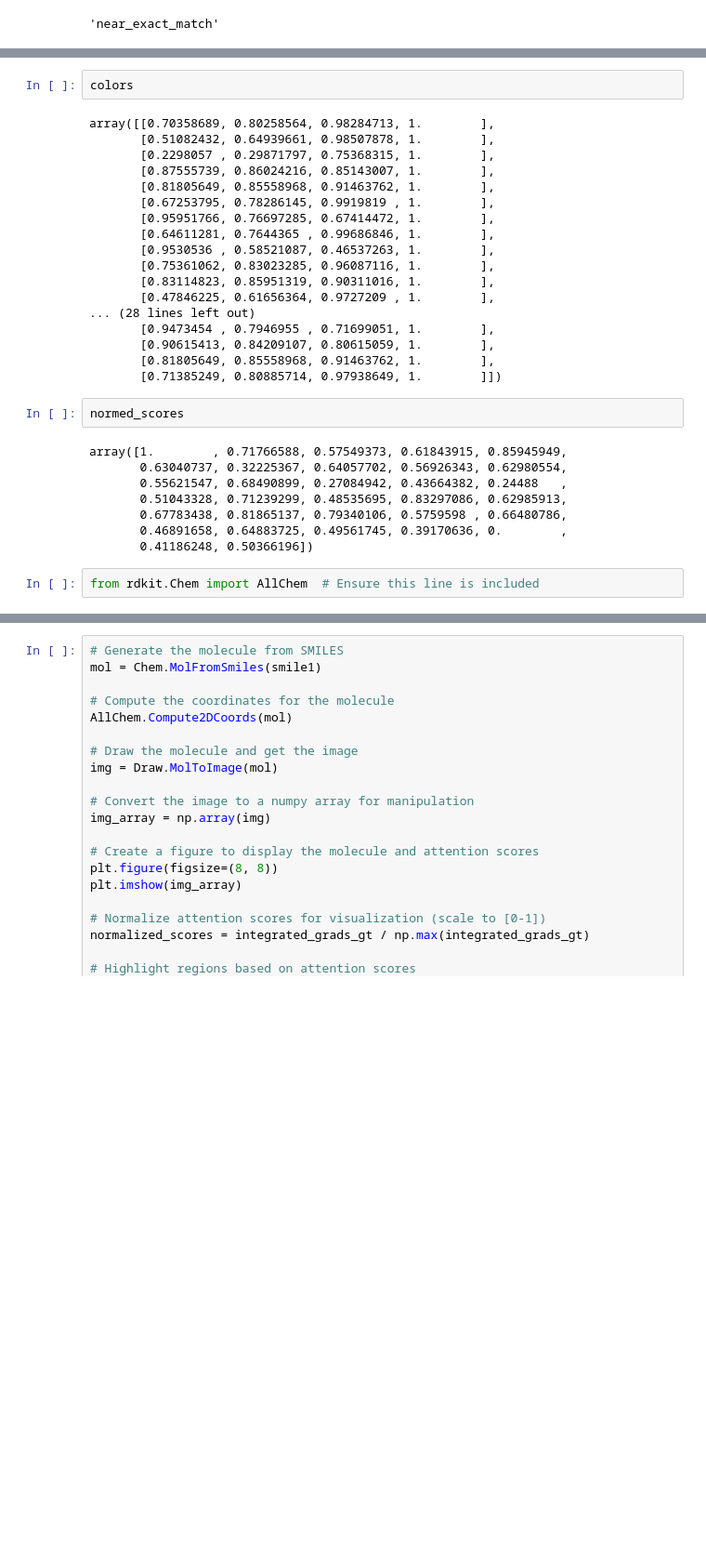
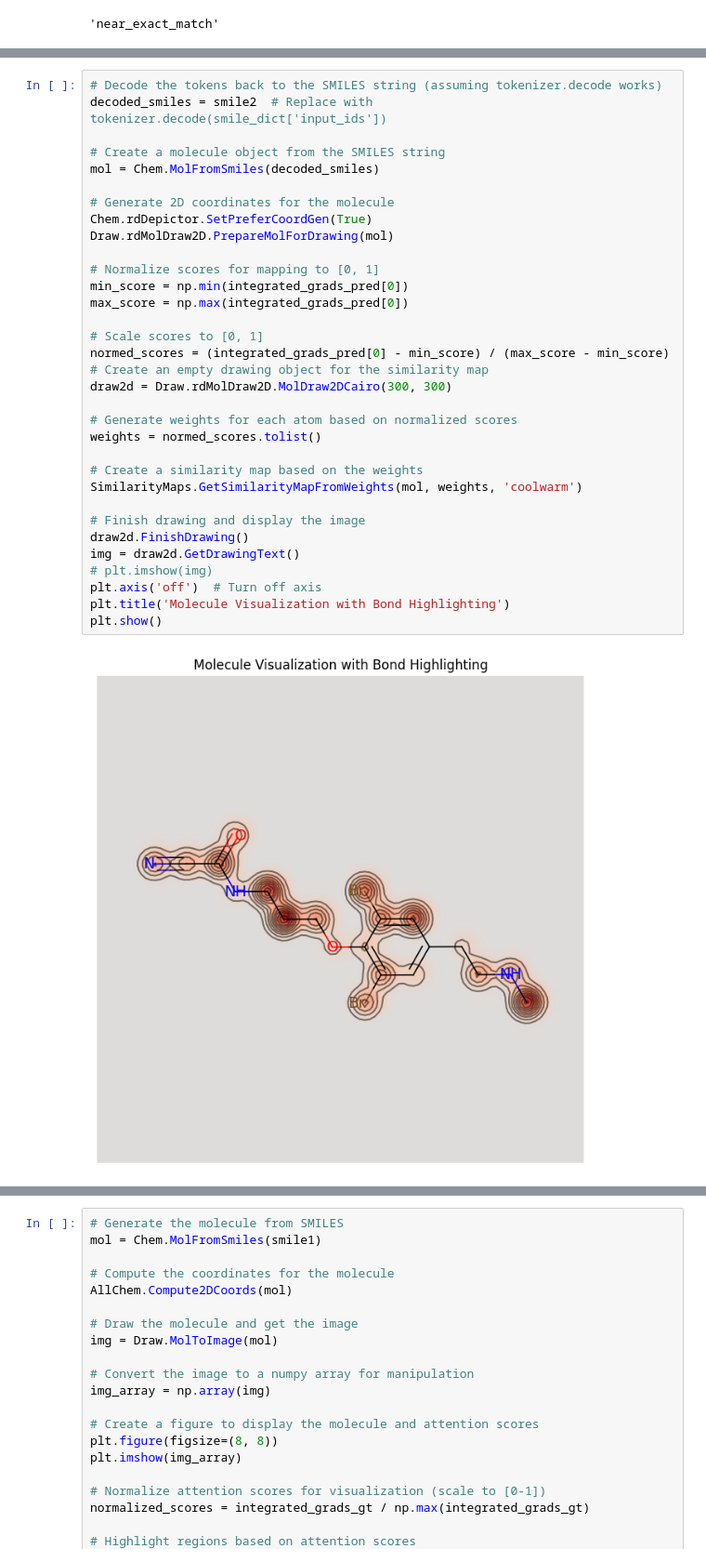
Before and after one commit to davidkubanek/biohack, a Jupyter notebook: scripts/7_interpretability_siamese_molformer_removed_duplicate.ipynb, the cells around one changed output, grey strips where cells are left out. Shown at 93% size. Drawn from its saved outputs; the diff is of its cells as text; blank space fills up the shorter version.

```diff
--- a/scripts/7_interpretability_siamese_molformer_removed_duplicate.ipynb
+++ b/scripts/7_interpretability_siamese_molformer_removed_duplicate.ipynb
@@ -640,32 +542,35 @@ array([[0.91607053, 0.83397731, 0.78869287, 1.        ],
-# %%
-colors
-# %% [output]
-array([[0.70358689, 0.80258564, 0.98284713, 1.        ],
-       [0.51082432, 0.64939661, 0.98507878, 1.        ],
-       [0.2298057 , 0.29871797, 0.75368315, 1.        ],
-       [0.87555739, 0.86024216, 0.85143007, 1.        ],
-       [0.81805649, 0.85558968, 0.91463762, 1.        ],
-       [0.67253795, 0.78286145, 0.9919819 , 1.        ],
-       [0.95951766, 0.76697285, 0.67414472, 1.        ],
-       [0.64611281, 0.7644365 , 0.99686846, 1.        ],
-       [0.9530536 , 0.58521087, 0.46537263, 1.        ],
-       [0.75361062, 0.83023285, 0.96087116, 1.        ],
-       [0.83114823, 0.85951319, 0.90311016, 1.        ],
-       [0.47846225, 0.61656364, 0.9727209 , 1.        ],
-... (28 lines left out)
-       [0.9473454 , 0.7946955 , 0.71699051, 1.        ],
-       [0.90615413, 0.84209107, 0.80615059, 1.        ],
-       [0.81805649, 0.85558968, 0.91463762, 1.        ],
-       [0.71385249, 0.80885714, 0.97938649, 1.        ]])
-# %%
-normed_scores
-# %% [output]
-array([1.        , 0.71766588, 0.57549373, 0.61843915, 0.85945949,
-       0.63040737, 0.32225367, 0.64057702, 0.56926343, 0.62980554,
-       0.55621547, 0.68490899, 0.27084942, 0.43664382, 0.24488   ,
-       0.51043328, 0.71239299, 0.48535695, 0.83297086, 0.62985913,
-       0.67783438, 0.81865137, 0.79340106, 0.5759598 , 0.66480786,
-       0.46891658, 0.64883725, 0.49561745, 0.39170636, 0.        ,
-       0.41186248, 0.50366196])
-# %%
-from rdkit.Chem import AllChem  # Ensure this line is included
+# %%
+# Decode the tokens back to the SMILES string (assuming tokenizer.decode works)
+decoded_smiles = smile2  # Replace with tokenizer.decode(smile_dict['input_ids'])
+
+# Create a molecule object from the SMILES string
+mol = Chem.MolFromSmiles(decoded_smiles)
+
+# Generate 2D coordinates for the molecule
+Chem.rdDepictor.SetPreferCoordGen(True)
+Draw.rdMolDraw2D.PrepareMolForDrawing(mol)
+
+# Normalize scores for mapping to [0, 1]
+min_score = np.min(integrated_grads_pred[0])
+max_score = np.max(integrated_grads_pred[0])
+
+# Scale scores to [0, 1]
+normed_scores = (integrated_grads_pred[0] - min_score) / (max_score - min_score)
+# Create an empty drawing object for the similarity map
+draw2d = Draw.rdMolDraw2D.MolDraw2DCairo(300, 300)
+
+# Generate weights for each atom based on normalized scores
+weights = normed_scores.tolist()
+
+# Create a similarity map based on the weights
+SimilarityMaps.GetSimilarityMapFromWeights(mol, weights, 'coolwarm')
+
+# Finish drawing and display the image
+draw2d.FinishDrawing()
+img = draw2d.GetDrawingText()
+# plt.imshow(img)
+plt.axis('off')  # Turn off axis
+plt.title('Molecule Visualization with Bond Highlighting')
+plt.show()
+# %% [output]
+[figure, added]
```
Also changed, not shown: parts of 23 cells of this notebook, 1 other file.
